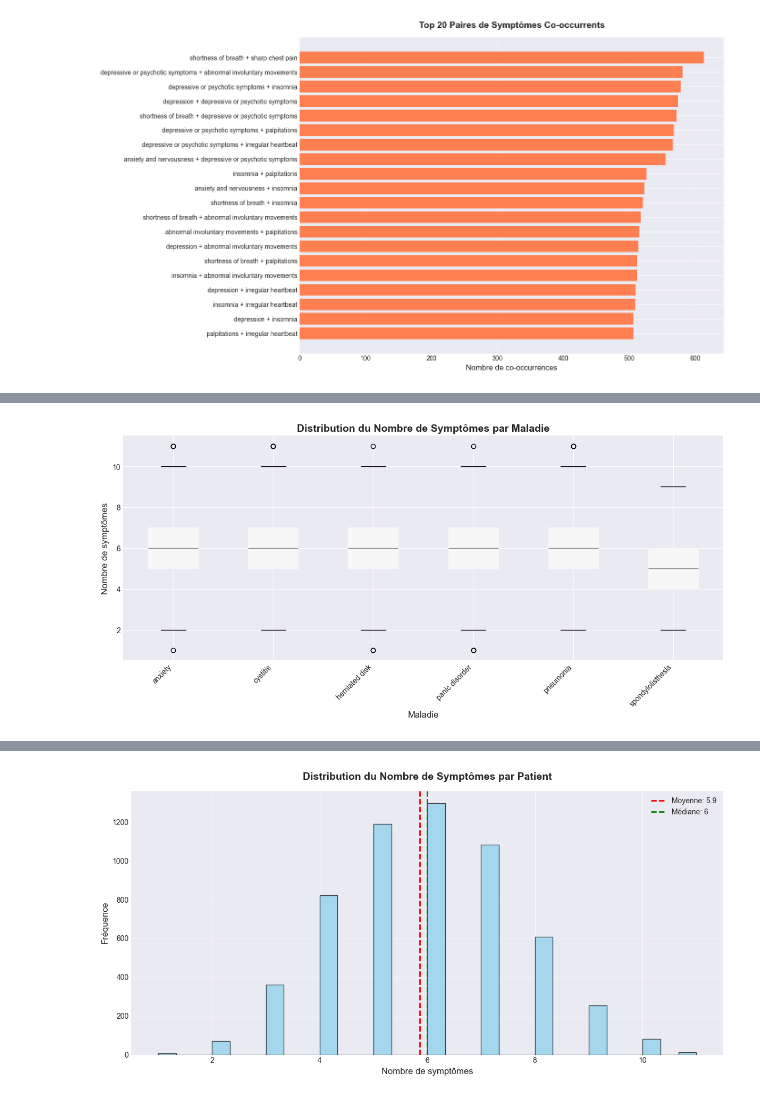
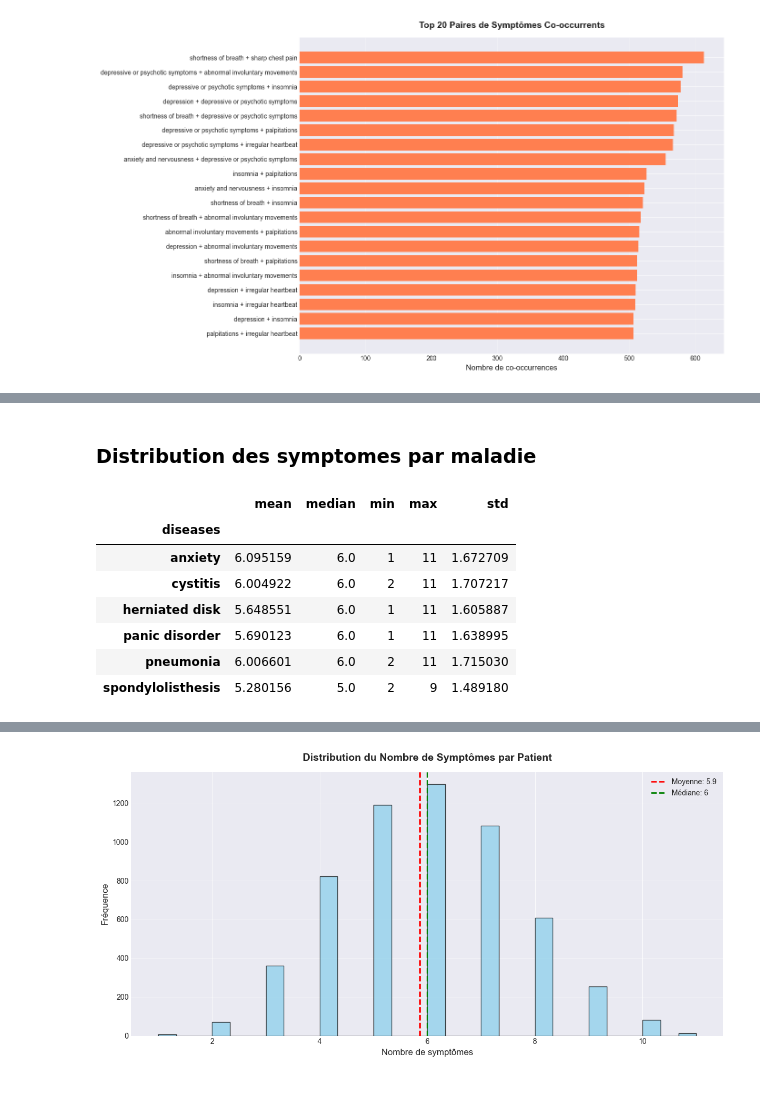
Before and after one commit to matrixise/alyra-ai-dl, a Jupyter notebook: notebooks/eda_cleaned_dataset.ipynb, the cells around one changed output, grey strips where cells are left out. Saved outputs shown, nothing was run; the diff lists cells and outputs as text; code cells hidden in the pictures.

```diff
--- a/notebooks/eda_cleaned_dataset.ipynb
+++ b/notebooks/eda_cleaned_dataset.ipynb
@@ -683,20 +601,24 @@ CYSTITIS:
-# %%
-# Créer un DataFrame pour la visualisation
-df_plot = df.copy()
-df_plot["num_symptoms"] = df_plot[symptom_cols].sum(axis=1)
-
-# Boxplot du nombre de symptômes par maladie
-fig, ax = plt.subplots(figsize=(12, 6))
-
-df_plot.boxplot(column="num_symptoms", by="diseases", ax=ax, patch_artist=True)
-
-ax.set_title("Distribution du Nombre de Symptômes par Maladie", fontsize=14, fontweight="bold")
-ax.set_xlabel("Maladie", fontsize=12)
-ax.set_ylabel("Nombre de symptômes", fontsize=12)
-ax.set_xticklabels(DISEASES, rotation=45, ha="right")
-plt.suptitle("")  # Enlever le titre automatique de pandas
-
-plt.tight_layout()
-plt.show()
-# %% [output]
-[figure, removed]
+# %% [markdown]
+### Distribution des symptomes par maladie
+# %%
+symptom_distribution_by_disease_df = (
+    df.assign(symptom_sum=df[symptom_cols].sum(axis=1))
+    .groupby("diseases")["symptom_sum"]
+    .agg(
+        mean="mean",
+        median="median",
+        min="min",
+        max="max",
+        std="std",
+    )
+)
+symptom_distribution_by_disease_df
+# %% [output]
+|  | mean | median | min | max | std |
+| diseases |  |  |  |  |  |
+| anxiety | 6.095159 | 6.0 | 1 | 11 | 1.672709 |
+| cystitis | 6.004922 | 6.0 | 2 | 11 | 1.707217 |
+| herniated disk | 5.648551 | 6.0 | 1 | 11 | 1.605887 |
+| panic disorder | 5.690123 | 6.0 | 1 | 11 | 1.638995 |
+| pneumonia | 6.006601 | 6.0 | 2 | 11 | 1.715030 |
+| spondylolisthesis | 5.280156 | 5.0 | 2 | 9 | 1.489180 |
```
Also changed, not shown: parts of 19 cells of this notebook.
